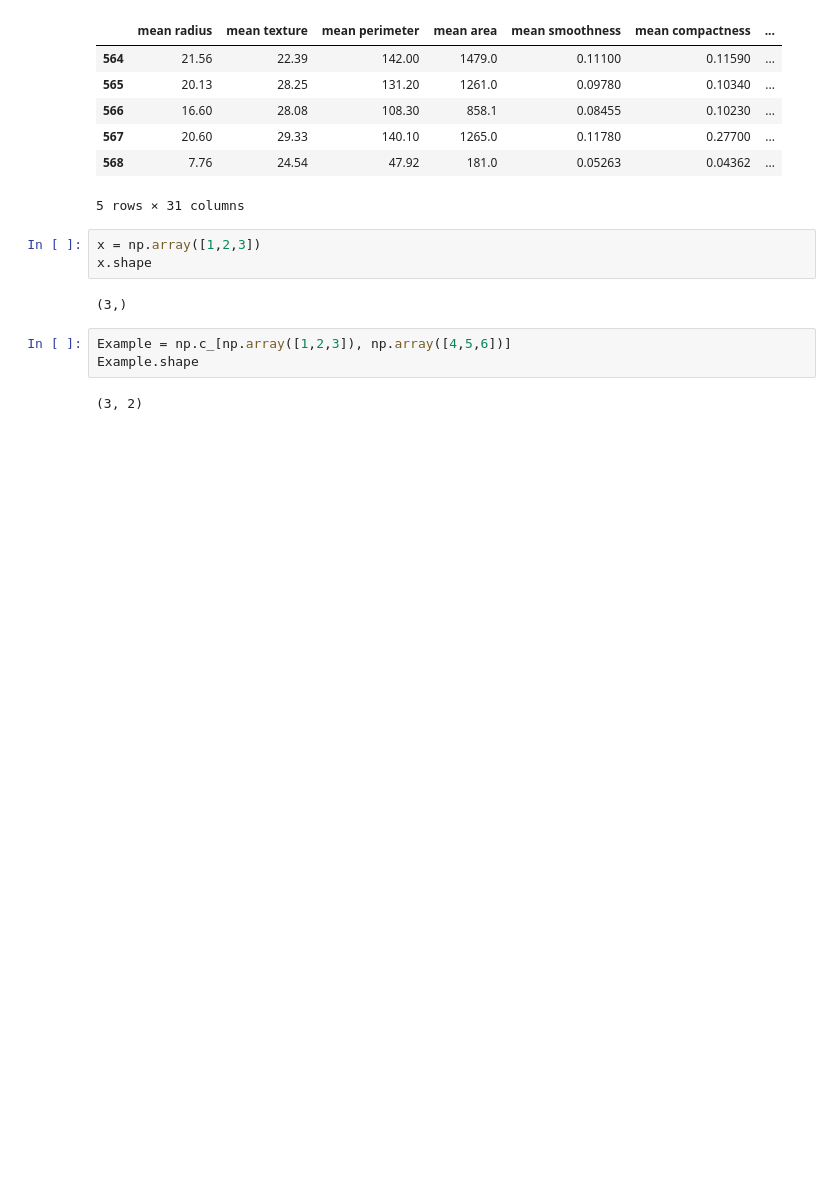
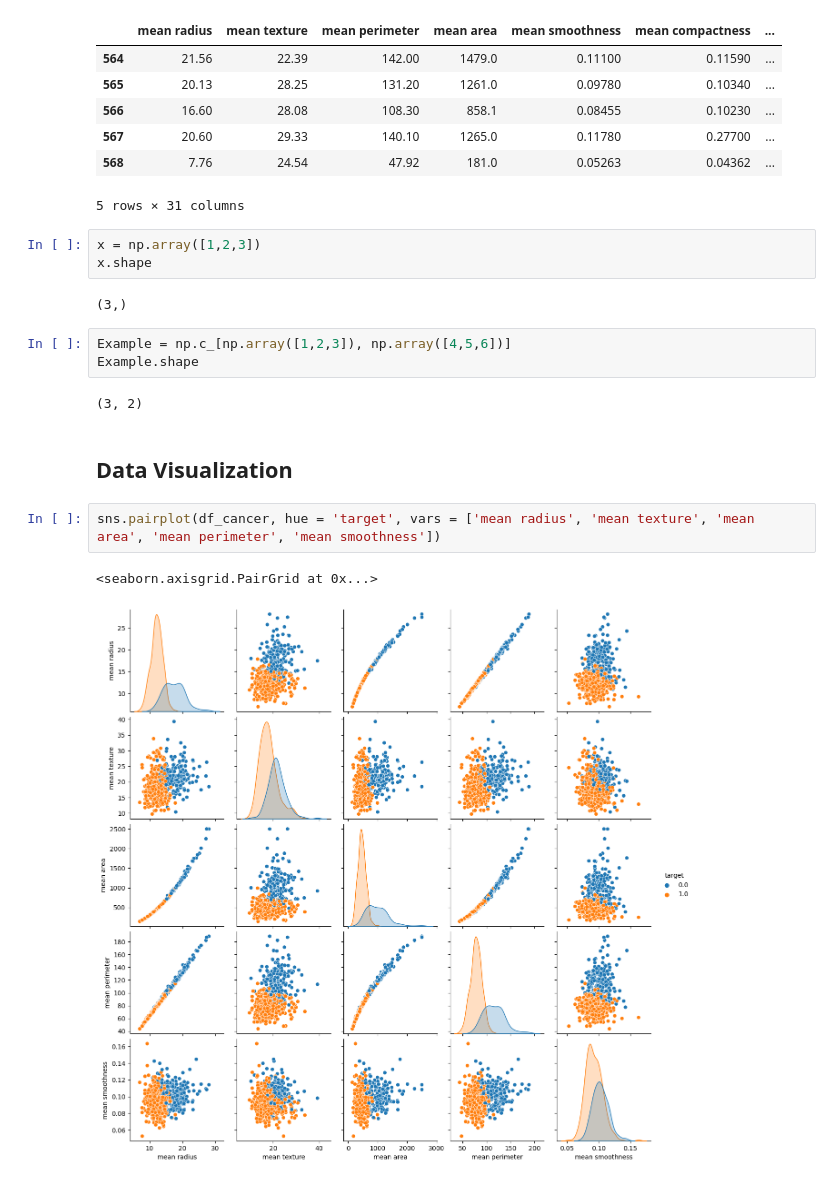
Before and after one commit to AlvaroBishop/SVM_BreastCancerPrediction, a Jupyter notebook: SVM_BreastCancerPrediction.ipynb, the cells around one changed output. Drawn from its saved outputs; the diff is of its cells as text; blank space fills up the shorter version.

Commit message:
data visualization

```diff
--- a/SVM_BreastCancerPrediction.ipynb
+++ b/SVM_BreastCancerPrediction.ipynb
@@ -126,8 +126,15 @@ x = np.array([1,2,3])
 x.shape
 # %% [output]
 (3,)
-# %%
-Example = np.c_[np.array([1,2,3]), np.array([4,5,6])]
-Example.shape
-# %% [output]
-(3, 2)
+# %%
+Example = np.c_[np.array([1,2,3]), np.array([4,5,6])]
+Example.shape
+# %% [output]
+(3, 2)
+# %% [markdown]
+## Data Visualization
+# %%
+sns.pairplot(df_cancer, hue = 'target', vars = ['mean radius', 'mean texture', 'mean area', 'mean perimeter', 'mean smoothness'])
+# %% [output]
+<seaborn.axisgrid.PairGrid at 0x...>
+[figure, added]
```
Also changed, not shown: parts of 2 cells of this notebook.
